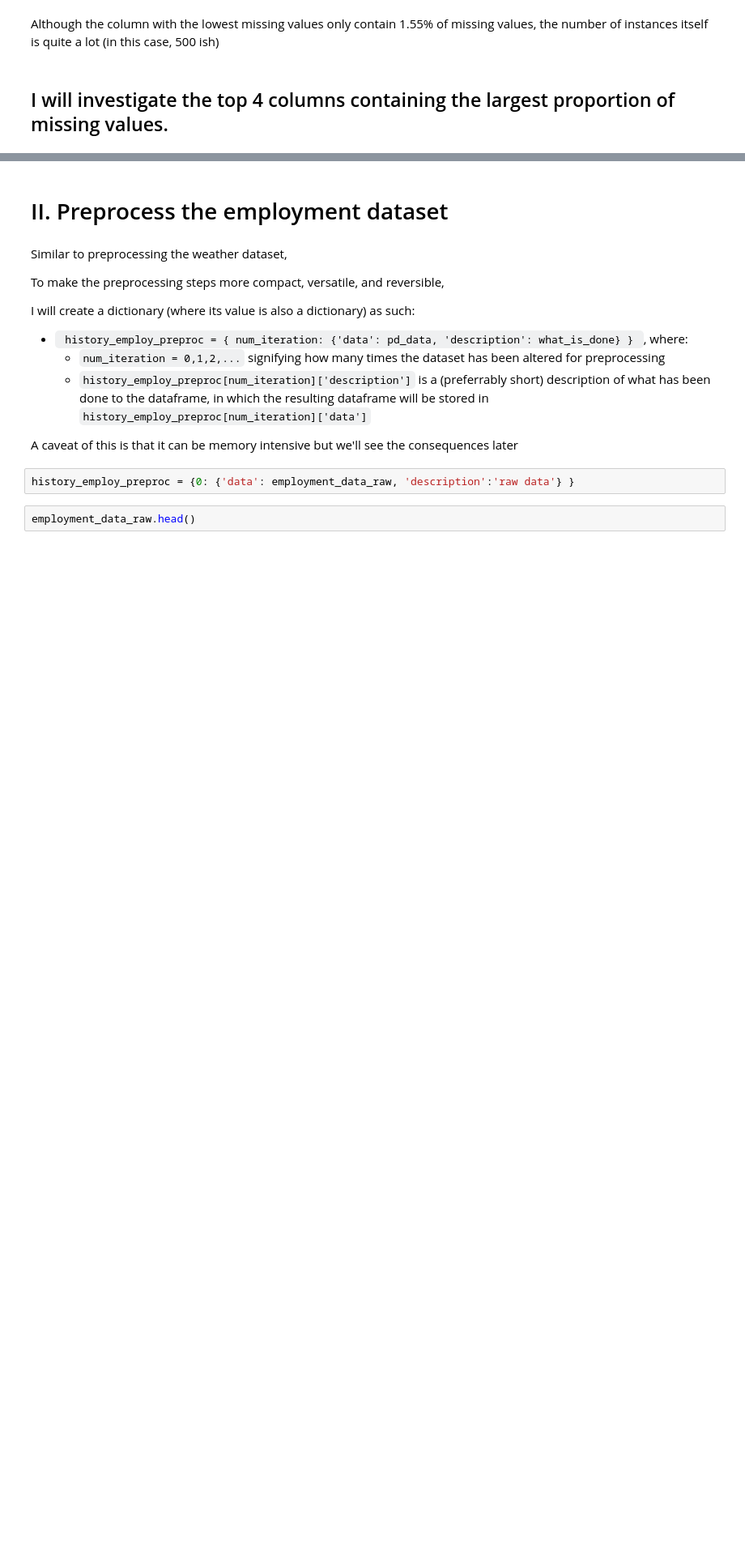
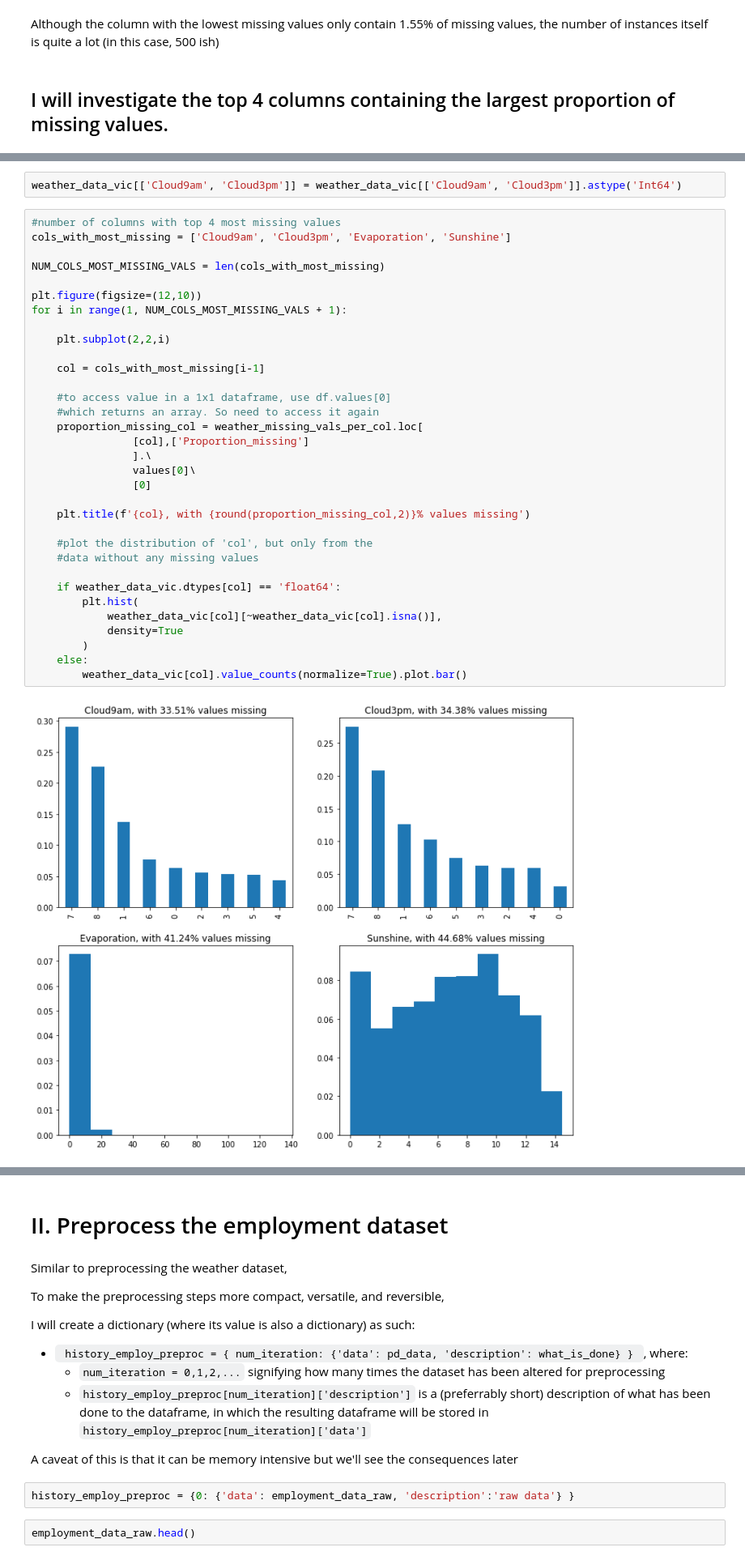
Before and after one commit to MAST30034-Applied-Data-Science/generic-real-estate-consulting-project-group-20, a Jupyter notebook: notebooks/PreliminaryInspectionKeithsExternalDatas.ipynb, the cells around one changed output, grey strips where cells are left out. Shown at 81% size. Drawn from its saved outputs; the diff is of its cells as text; blank space fills up the shorter version.

Commit message:
Notebook for Keith's external data preprocessing

```diff
--- a/notebooks/PreliminaryInspectionKeithsExternalDatas.ipynb
+++ b/notebooks/PreliminaryInspectionKeithsExternalDatas.ipynb
@@ -761,0 +621,37 @@ Hence, we can also drop <code>Evaporation</code>
+# %%
+weather_data_vic[['Cloud9am', 'Cloud3pm']] = weather_data_vic[['Cloud9am', 'Cloud3pm']].astype('Int64')
+# %%
+#number of columns with top 4 most missing values
+cols_with_most_missing = ['Cloud9am', 'Cloud3pm', 'Evaporation', 'Sunshine']
+
+NUM_COLS_MOST_MISSING_VALS = len(cols_with_most_missing)
+
+plt.figure(figsize=(12,10))
+for i in range(1, NUM_COLS_MOST_MISSING_VALS + 1):
+
+    plt.subplot(2,2,i)
+
+    col = cols_with_most_missing[i-1]
+
+    #to access value in a 1x1 dataframe, use df.values[0]
+    #which returns an array. So need to access it again
+    proportion_missing_col = weather_missing_vals_per_col.loc[
+                [col],['Proportion_missing']
+                ].\
+                values[0]\
+                [0]
+
+    plt.title(f'{col}, with {round(proportion_missing_col,2)}% values missing')
+
+    #plot the distribution of 'col', but only from the
+    #data without any missing values
+
+    if weather_data_vic.dtypes[col] == 'float64':
+        plt.hist(
+            weather_data_vic[col][~weather_data_vic[col].isna()],
+            density=True
+        )
+    else:
+        weather_data_vic[col].value_counts(normalize=True).plot.bar()
+# %% [output]
+[figure, added]
```
Also changed, not shown: parts of 151 cells of this notebook.
